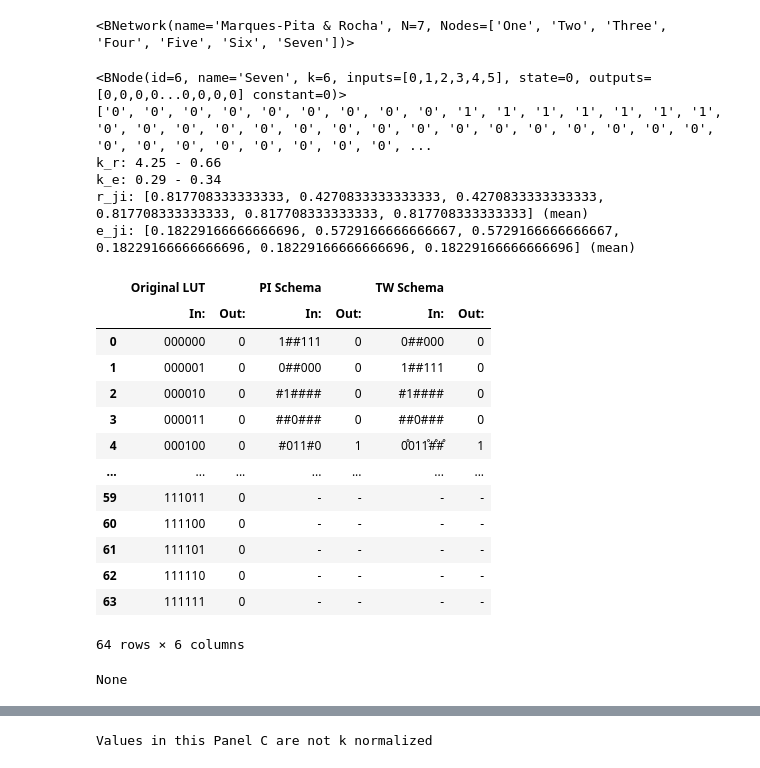
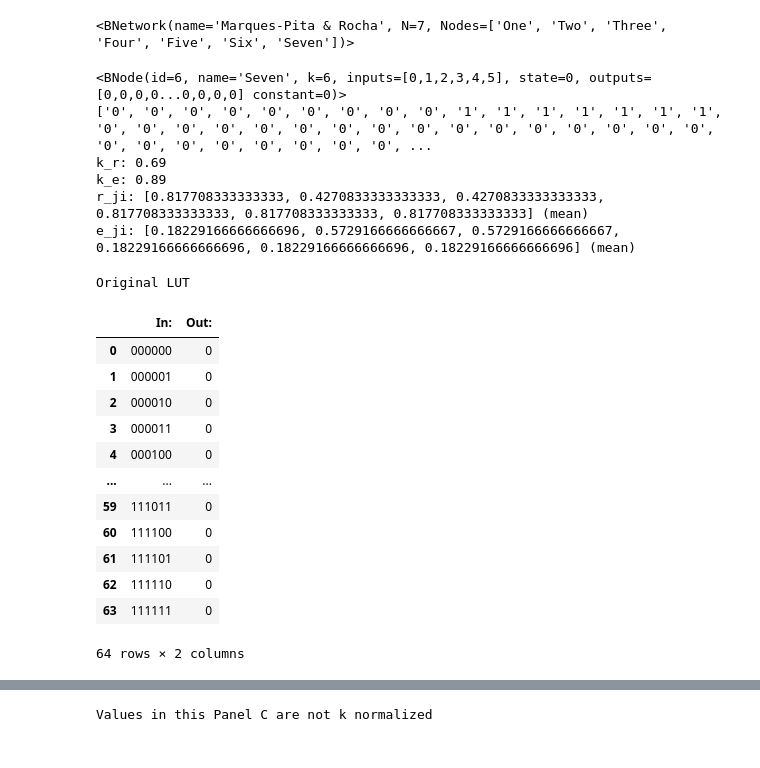
Before and after one commit to CASCI-lab/CANA, a Jupyter notebook: tutorials/Canalization - Marques-Pita.ipynb, the cells around one changed output, grey strips where cells are left out. Drawn from its saved outputs; the diff is of its cells as text; code cells hidden in the pictures.

```diff
--- a/tutorials/Canalization - Marques-Pita.ipynb
+++ b/tutorials/Canalization - Marques-Pita.ipynb
@@ -28,32 +28,34 @@ print(net)
 n = MARQUESPITA().nodes[6]
 print(n)
 print(n.outputs)
-print('k_r: {:.2f} - {:.2f}'.format(n.input_redundancy(bound='upper'), n.input_redundancy(bound='lower')))
-print('k_e: {:.2f} - {:.2f}'.format(n.effective_connectivity(bound='upper'), n.effective_connectivity(bound='lower')))
+print('k_r: {:.2f}'.format(n.input_redundancy()))
+print('k_e: {:.2f}'.format(n.effective_connectivity()))
 #print('k_s: {:.2f} - {:.2f}'.format(n.input_symmetry(mode='node',bound='upper',norm=False), n.input_symmetry(mode='node',bound='lower',norm=False)))
 print('r_ji: {:} (mean)'.format(n.edge_redundancy(bound='mean')))
 print('e_ji: {:} (mean)'.format(n.edge_effectiveness(bound='mean')))
-dfLUT, dfPI, dfTW = n.look_up_table(), n.schemata_look_up_table(type='pi'), n.schemata_look_up_table(type='ts')
-print(display(pd.concat({'Original LUT':dfLUT,'PI Schema':dfPI,'TW Schema':dfTW}, axis=1).fillna('-')))
 # %% [output]
 <BNode(id=6, name='Seven', k=6, inputs=[0,1,2,3,4,5], state=0, outputs=[0,0,0,0...0,0,0,0] constant=0)>
 ['0', '0', '0', '0', '0', '0', '0', '0', '0', '1', '1', '1', '1', '1', '1', '1', '0', '0', '0', '0', '0', '0', '0', '0', '0', '0', '0', '0', '0', '0', '0', '0', '0', '0', '0', '0', '0', '0', '0', '0', ...
-k_r: 4.25 - 0.66
-k_e: 0.29 - 0.34
+k_r: 0.69
+k_e: 0.89
 r_ji: [0.817708333333333, 0.4270833333333333, 0.4270833333333333, 0.817708333333333, 0.817708333333333, 0.817708333333333] (mean)
 e_ji: [0.18229166666666696, 0.5729166666666667, 0.5729166666666667, 0.18229166666666696, 0.18229166666666696, 0.18229166666666696] (mean)
-|  | Original LUT |  | PI Schema |  | TW Schema |  |
-|  | In: | Out: | In: | Out: | In: | Out: |
-| 0 | 000000 | 0 | 1##111 | 0 | 0##000 | 0 |
-| 1 | 000001 | 0 | 0##000 | 0 | 1##111 | 0 |
-| 2 | 000010 | 0 | #1#### | 0 | #1#### | 0 |
-| 3 | 000011 | 0 | ##0### | 0 | ##0### | 0 |
-| 4 | 000100 | 0 | #011#0 | 1 | 0̊011̊#̊#̊ | 1 |
-| ... | ... | ... | ... | ... | ... | ... |
-| 59 | 111011 | 0 | - | - | - | - |
-| 60 | 111100 | 0 | - | - | - | - |
-| 61 | 111101 | 0 | - | - | - | - |
-| 62 | 111110 | 0 | - | - | - | - |
-| 63 | 111111 | 0 | - | - | - | - |
-64 rows × 6 columns
-None
+# %%
+print('Original LUT')
+dfLUT = n.look_up_table()
+display(dfLUT)
+# %% [output]
+Original LUT
+|  | In: | Out: |
+| 0 | 000000 | 0 |
+| 1 | 000001 | 0 |
+| 2 | 000010 | 0 |
+| 3 | 000011 | 0 |
+| 4 | 000100 | 0 |
+| ... | ... | ... |
+| 59 | 111011 | 0 |
+| 60 | 111100 | 0 |
+| 61 | 111101 | 0 |
+| 62 | 111110 | 0 |
+| 63 | 111111 | 0 |
+64 rows × 2 columns
```
Also changed, not shown: parts of 3 cells of this notebook, 12 other files.
